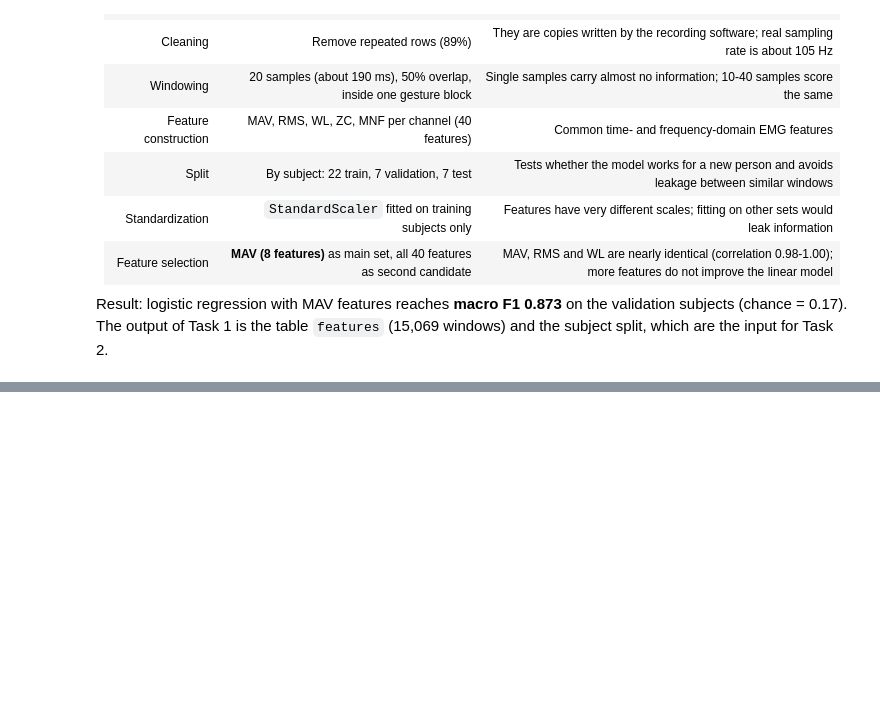
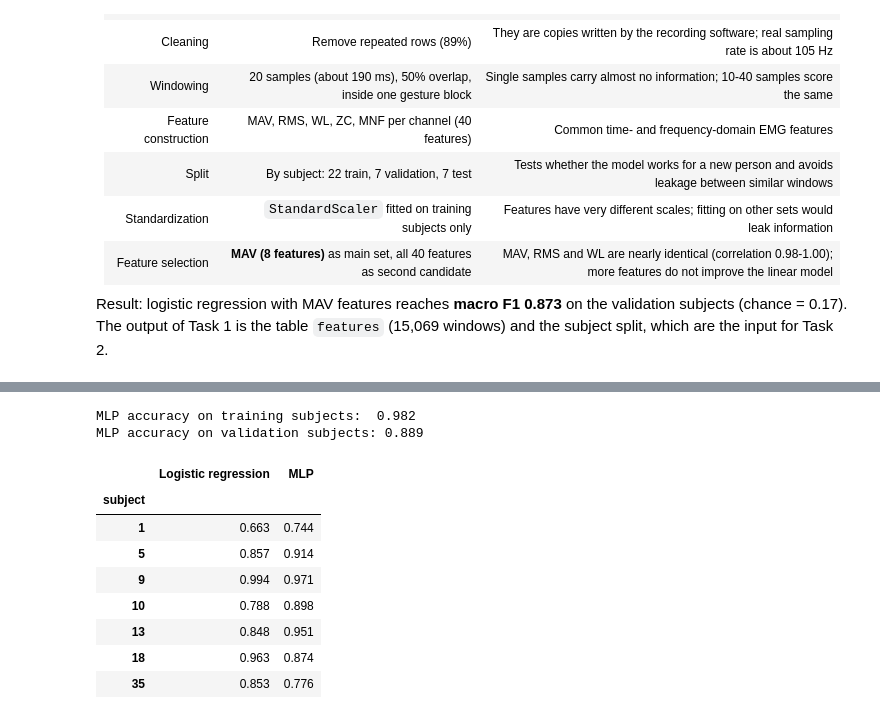
Before and after one commit to Aslakoi/EMG_classification, a Jupyter notebook: main.ipynb, the cells around one changed output, grey strips where cells are left out. Drawn from its saved outputs; the diff is of its cells as text; code cells hidden in the pictures; blank space fills up the shorter version.

```diff
--- a/main.ipynb
+++ b/main.ipynb
@@ -895,0 +965,25 @@ The output of Task 1 is the table `features` (15,069 windows) and the subject sp
+# %%
+# Overfitting check: accuracy on the training subjects vs. the validation subjects
+print('MLP accuracy on training subjects:  %.3f' % mlp.score(train[mav_columns], train['class']))
+print('MLP accuracy on validation subjects: %.3f' % scores_mlp['accuracy'])
+
+# Macro F1 score per validation subject: are the differences between the two models the same for every person?
+per_subject_f1 = pd.DataFrame(index=np.sort(val_subjects), columns=['Logistic regression', 'MLP'], dtype=float)
+for s in per_subject_f1.index:
+    mask = (val['subject'] == s).values
+    per_subject_f1.loc[s] = [f1_score(val['class'][mask], y_pred_lr[mask], average='macro'),
+                             f1_score(val['class'][mask], y_pred_mlp[mask], average='macro')]
+per_subject_f1.index.name = 'subject'
+per_subject_f1.round(3)
+# %% [output]
+MLP accuracy on training subjects:  0.982
+MLP accuracy on validation subjects: 0.889
+|  | Logistic regression | MLP |
+| subject |  |  |
+| 1 | 0.663 | 0.744 |
+| 5 | 0.857 | 0.914 |
+| 9 | 0.994 | 0.971 |
+| 10 | 0.788 | 0.898 |
+| 13 | 0.848 | 0.951 |
+| 18 | 0.963 | 0.874 |
+| 35 | 0.853 | 0.776 |
```
Also changed, not shown: parts of 4 cells of this notebook.
